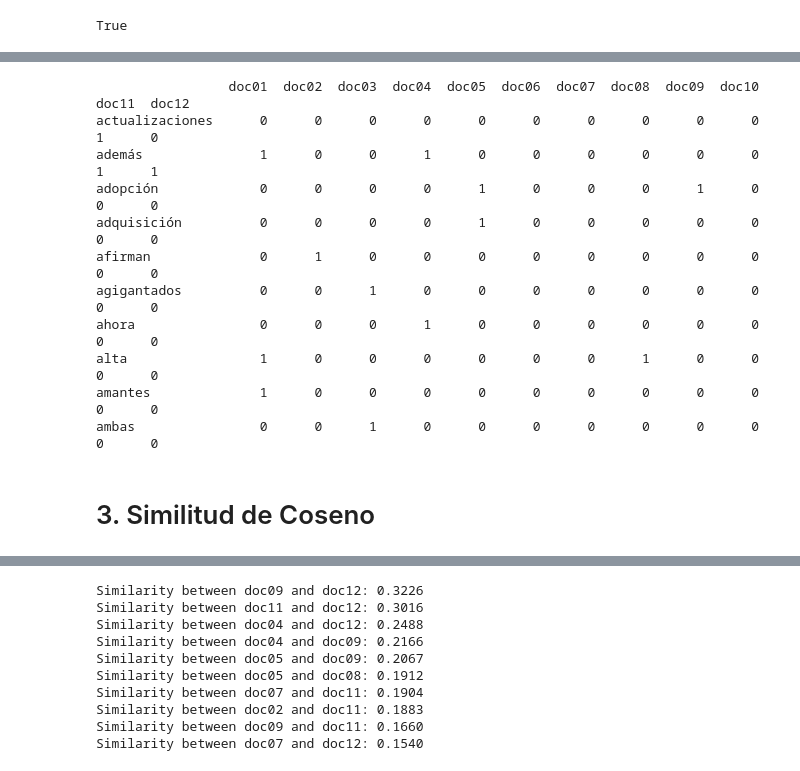
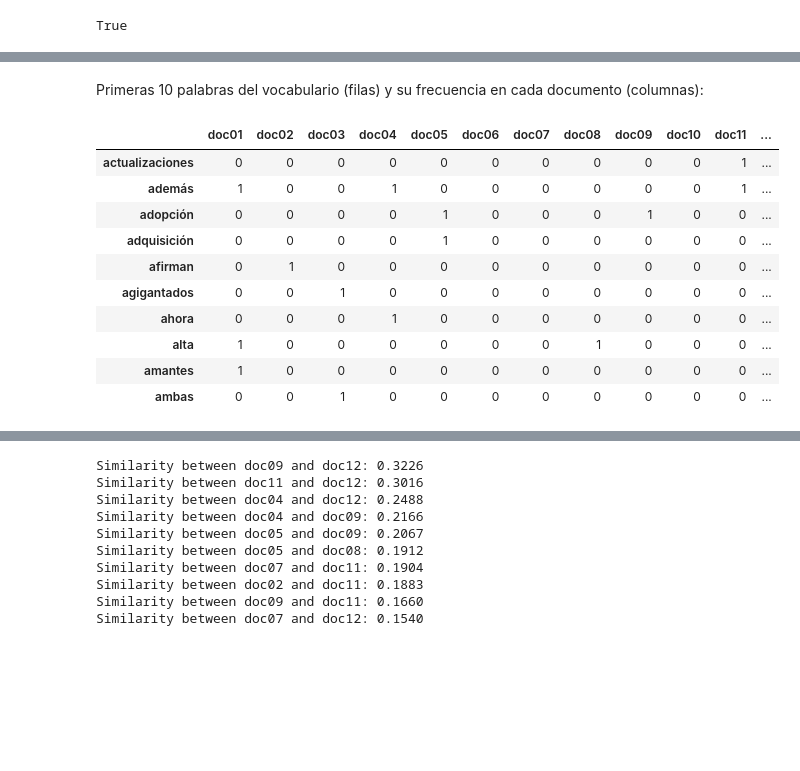
Before and after one commit to LargeLanguageMonos/BolsaDePalabras, a Jupyter notebook: bag_of_words.ipynb, the cells around one changed output, grey strips where cells are left out. Cells and saved outputs as stored; diff of their text form; code cells hidden in the pictures; blank space fills up the shorter version.

```diff
--- a/bag_of_words.ipynb
+++ b/bag_of_words.ipynb
@@ -45,0 +72,19 @@ for doc in route.glob("*.docx"):
+# %%
+def preprocess_text(text, stop_words):
+    text = text.lower()
+    text = regex.sub(r"[^\p{L}]+", " ", text)
+    return [word for word in text.split() if word not in stop_words]
+# %%
+route = Path("docs")
+processed_route = Path("docs_processed")
+processed_route.mkdir(parents=True, exist_ok=True)
+
+stop_es = set(stopwords.words("spanish"))
+
+for doc in sorted(route.glob("*.docx")):
+    paragraphs = [p.text for p in Document(doc).paragraphs if p.text.strip()]
+    words = preprocess_text(" ".join(paragraphs), stop_es)
+
+    (processed_route / f"{doc.stem}.txt").write_text(" ".join(words), encoding="utf-8")
+
+print(f"{len(list(processed_route.glob('*.txt')))} documentos preprocesados en '{processed_route}/'")
@@ -46,17 +99,16 @@ for doc in route.glob("*.docx"):
 # %%
-route = Path("docs_processed")
-
 documents = {}
 
-for doc in route.glob("*.txt"):
-    text = doc.read_text(encoding="utf-8")
-    words = text.split()
-    documents[doc.stem] = sorted(words)
+for doc in sorted(processed_route.glob("*.txt")):
+    documents[doc.stem] = doc.read_text(encoding="utf-8").split()
 
-vocabulary = sorted(set(word for words in documents.values() for word in words))
+doc_names = list(documents)
+vocabulary = sorted({word for words in documents.values() for word in words})
 
 bow_vectors = {}
 
 for doc_name, words in documents.items():
     words_counts = Counter(words)
     bow_vectors[doc_name] = [words_counts[word] for word in vocabulary]
+
+print(f"Documentos: {len(documents)} | Vocabulario: {len(vocabulary)} palabras | Cada documento es un vector de {len(vocabulary)} componentes")
@@ -76,17 +117,17 @@ Document 2
+# %% [markdown]
+Primeras 10 palabras del vocabulario (filas) y su frecuencia en cada documento (columnas):
 # %%
 df = pd.DataFrame(bow_vectors, index=vocabulary)
-print(df.head(10).to_string())
+df.head(10)
 # %% [output]
-                 doc01  doc02  doc03  doc04  doc05  doc06  doc07  doc08  doc09  doc10  doc11  doc12
-actualizaciones      0      0      0      0      0      0      0      0      0      0      1      0
-además               1      0      0      1      0      0      0      0      0      0      1      1
-adopción             0      0      0      0      1      0      0      0      1      0      0      0
-adquisición          0      0      0      0      1      0      0      0      0      0      0      0
-afirman              0      1      0      0      0      0      0      0      0      0      0      0
-agigantados          0      0      1      0      0      0      0      0      0      0      0      0
-ahora                0      0      0      1      0      0      0      0      0      0      0      0
-alta                 1      0      0      0      0      0      0      1      0      0      0      0
-amantes              1      0      0      0      0      0      0      0      0      0      0      0
-ambas                0      0      1      0      0      0      0      0      0      0      0      0
+|  | doc01 | doc02 | doc03 | doc04 | doc05 | doc06 | doc07 | doc08 | doc09 | doc10 | doc11 | ... |
+| actualizaciones | 0 | 0 | 0 | 0 | 0 | 0 | 0 | 0 | 0 | 0 | 1 | ... |
+| además | 1 | 0 | 0 | 1 | 0 | 0 | 0 | 0 | 0 | 0 | 1 | ... |
+| adopción | 0 | 0 | 0 | 0 | 1 | 0 | 0 | 0 | 1 | 0 | 0 | ... |
+| adquisición | 0 | 0 | 0 | 0 | 1 | 0 | 0 | 0 | 0 | 0 | 0 | ... |
+| afirman | 0 | 1 | 0 | 0 | 0 | 0 | 0 | 0 | 0 | 0 | 0 | ... |
+| agigantados | 0 | 0 | 1 | 0 | 0 | 0 | 0 | 0 | 0 | 0 | 0 | ... |
+| ahora | 0 | 0 | 0 | 1 | 0 | 0 | 0 | 0 | 0 | 0 | 0 | ... |
+| alta | 1 | 0 | 0 | 0 | 0 | 0 | 0 | 1 | 0 | 0 | 0 | ... |
+| amantes | 1 | 0 | 0 | 0 | 0 | 0 | 0 | 0 | 0 | 0 | 0 | ... |
+| ambas | 0 | 0 | 1 | 0 | 0 | 0 | 0 | 0 | 0 | 0 | 0 | ... |
-# %% [markdown]
-# 3. Similitud de Coseno
```
Also changed, not shown: parts of 36 cells of this notebook, 4 other files.
